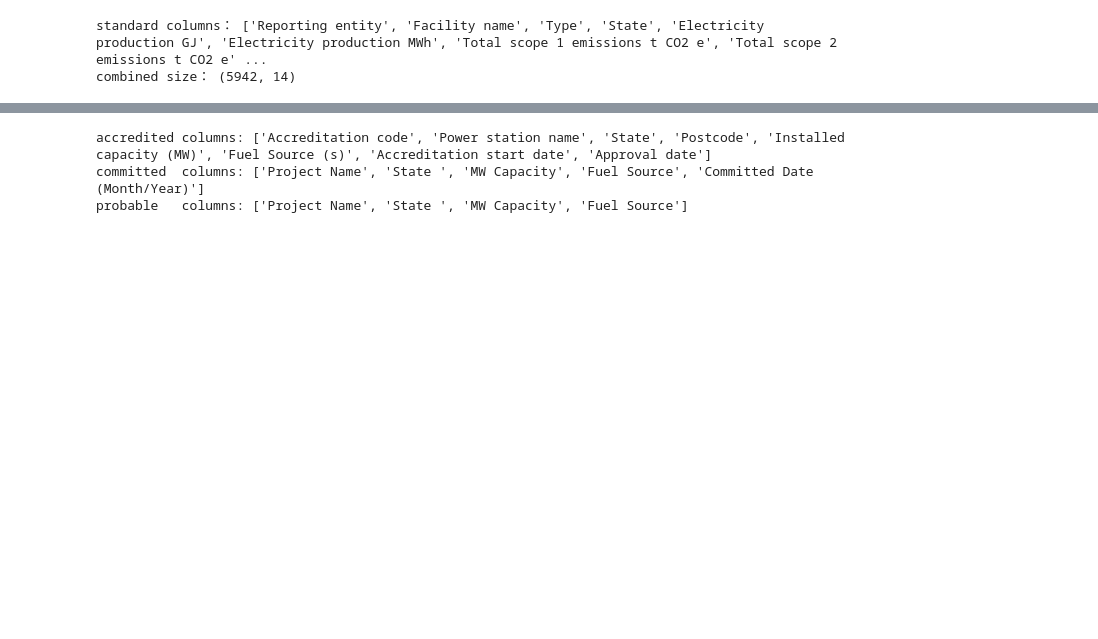
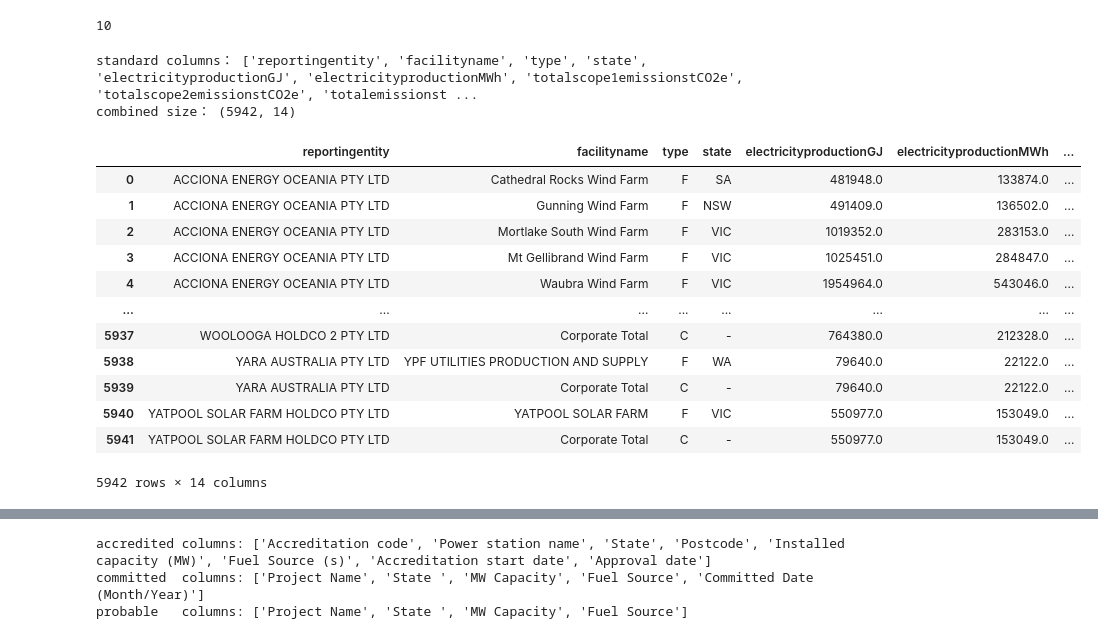
Before and after one commit to joelkurien/COMP5339Assignment, a Jupyter notebook: COMP5339_Ass1.ipynb, the cells around one changed output, grey strips where cells are left out. Drawn from its saved outputs; the diff is of its cells as text; code cells hidden in the pictures; blank space fills up the shorter version.

Commit message:
completed data acquisition and cleaning

```diff
--- a/COMP5339_Ass1.ipynb
+++ b/COMP5339_Ass1.ipynb
@@ -30,29 +11,33 @@ from tqdm.notebook import tqdm
+# %%
+urls = ["https://api.cer.gov.au/datahub-public/v1/api/ODataDataset/NGER/dataset/ID0243?select%3D%2A"]
+for i in range(75,84):
+    urls.append(f"https://api.cer.gov.au/datahub-public/v1/api/ODataDataset/NGER/dataset/ID00{i}?select%3D%2A")
+
+NGER_14_24 = []
+for url in urls:
+    response = requests.get(url)
+    if response.status_code == 200 and response.text != None and len(response.text)>0:
+        content = json.loads(response.text)
+        df = pd.DataFrame(content)
+        NGER_14_24.append(df)
+print(len(NGER_14_24))
+# %% [output]
+10
 # %%
-files = [
-    "NGER.ID0075.csv", "NGER.ID0076.csv", "NGER.ID0077.csv",
-    "NGER.ID0078.csv", "NGER.ID0079.csv", "NGER.ID0080.csv",
-    "NGER.ID0081.csv", "NGER.ID0082.csv", "NGER.ID0083.csv",
-    "NGER.ID0243.csv"
-]
-
 # standardize columns
-ref = pd.read_csv("NGER.ID0243.csv")
+ref = NGER_14_24[-1]
 standard_cols = ref.columns.tolist()
 print("standard columns：", standard_cols)
 
 dfs = []
 
-for fname in files:
-    df = pd.read_csv(fname)
-
+for df in NGER_14_24:
     # normalize field names
     rename_map = {}
-    for c in df.columns:
-        c_clean = c.strip().lower().replace(" ", "_")
-        for std in standard_cols:
-            std_clean = std.strip().lower().replace(" ", "_")
-            if c_clean == std_clean:
-                rename_map[c] = std
+    df_cols = df.columns.tolist()
+    n = len(df.columns)
+    for i in range(n):
+        rename_map[df_cols[i]] = standard_cols[i]
     df = df.rename(columns = rename_map)
 
     # fill in missing fields
@@ -69,7 +54,23 @@ for fname in files:
 NGER = pd.concat(dfs, ignore_index=True, sort=False)
 print("combined size：", NGER.shape)
 # %% [output]
-standard columns： ['Reporting entity', 'Facility name', 'Type', 'State', 'Electricity production GJ', 'Electricity production MWh', 'Total scope 1 emissions t CO2 e', 'Total scope 2 emissions t CO2 e' ...
+standard columns： ['reportingentity', 'facilityname', 'type', 'state', 'electricityproductionGJ', 'electricityproductionMWh', 'totalscope1emissionstCO2e', 'totalscope2emissionstCO2e', 'totalemissionst ...
 combined size： (5942, 14)
+# %%
+NGER
+# %% [output]
+|  | reportingentity | facilityname | type | state | electricityproductionGJ | electricityproductionMWh | ... |
+| 0 | ACCIONA ENERGY OCEANIA PTY LTD | Cathedral Rocks Wind Farm | F | SA | 481948.0 | 133874.0 | ... |
+| 1 | ACCIONA ENERGY OCEANIA PTY LTD | Gunning Wind Farm | F | NSW | 491409.0 | 136502.0 | ... |
+| 2 | ACCIONA ENERGY OCEANIA PTY LTD | Mortlake South Wind Farm | F | VIC | 1019352.0 | 283153.0 | ... |
+| 3 | ACCIONA ENERGY OCEANIA PTY LTD | Mt Gellibrand Wind Farm | F | VIC | 1025451.0 | 284847.0 | ... |
+| 4 | ACCIONA ENERGY OCEANIA PTY LTD | Waubra Wind Farm | F | VIC | 1954964.0 | 543046.0 | ... |
+| ... | ... | ... | ... | ... | ... | ... | ... |
+| 5937 | WOOLOOGA HOLDCO 2 PTY LTD | Corporate Total | C | - | 764380.0 | 212328.0 | ... |
+| 5938 | YARA AUSTRALIA PTY LTD | YPF UTILITIES PRODUCTION AND SUPPLY | F | WA | 79640.0 | 22122.0 | ... |
+| 5939 | YARA AUSTRALIA PTY LTD | Corporate Total | C | - | 79640.0 | 22122.0 | ... |
+| 5940 | YATPOOL SOLAR FARM HOLDCO PTY LTD | YATPOOL SOLAR FARM | F | VIC | 550977.0 | 153049.0 | ... |
+| 5941 | YATPOOL SOLAR FARM HOLDCO PTY LTD | Corporate Total | C | - | 550977.0 | 153049.0 | ... |
+5942 rows × 14 columns
 # %%
 # drop unnecessary row
```
Also changed, not shown: parts of 30 cells of this notebook.
